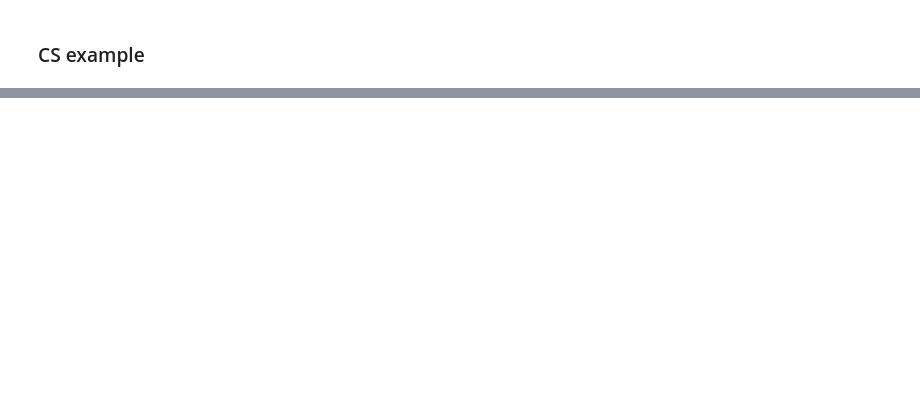
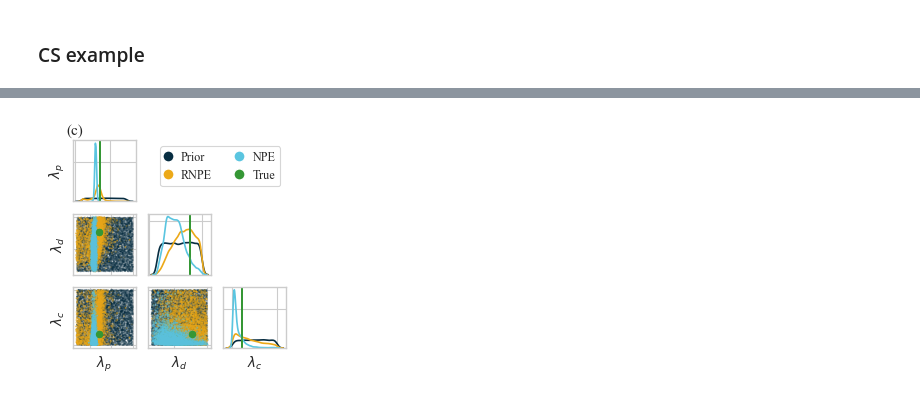
Before and after one commit to danielward27/rnpe, a Jupyter notebook: scripts/plot_examples.ipynb, the cells around one changed output, grey strips where cells are left out. Cells and saved outputs as stored; diff of their text form; code cells hidden in the pictures; blank space fills up the shorter version.

```diff
--- a/scripts/plot_examples.ipynb
+++ b/scripts/plot_examples.ipynb
@@ -404,0 +190,28 @@ pairplot()
+# %%
+# Plot posterior pairplot?
+# Dataframe for posteriors
+
+thetas = {
+    "Prior": res["data"]["theta"],
+    "RNPE": res["posterior_samples"]["Robust NPE"],
+    "NPE": res["posterior_samples"]["NPE"],
+    }
+
+p = pairplot(
+    thetas, res["data"]["theta_true"],
+    col_names = res["names"]["theta"],
+    colors = [colors[0], colors[2], colors[1], colors[-1]],
+    array_point_size=1.5,
+    legend=False)
+
+ax = p.axes
+handles = get_manual_legend(list(thetas.keys()) + ["True"], [colors[0], colors[2], colors[1], colors[-1]])
+ax[1].legend(handles=handles, ncol=2, bbox_to_anchor=(2.2,1), handlelength=0.5)
+
+ax[0].text(-0.1, 1.1, f"(c)", transform=ax[0].transAxes, size=11)
+
+p.set_size_inches(5.5/2, 5.5/2)
+[a.tick_params(axis="both", direction="in", pad=0.13) for a in ax]
+p.savefig("../results/plots/cancer_posterior.pdf")
+# %% [output]
+[figure, added]
```
Also changed, not shown: parts of 10 cells of this notebook, 6 other files.
